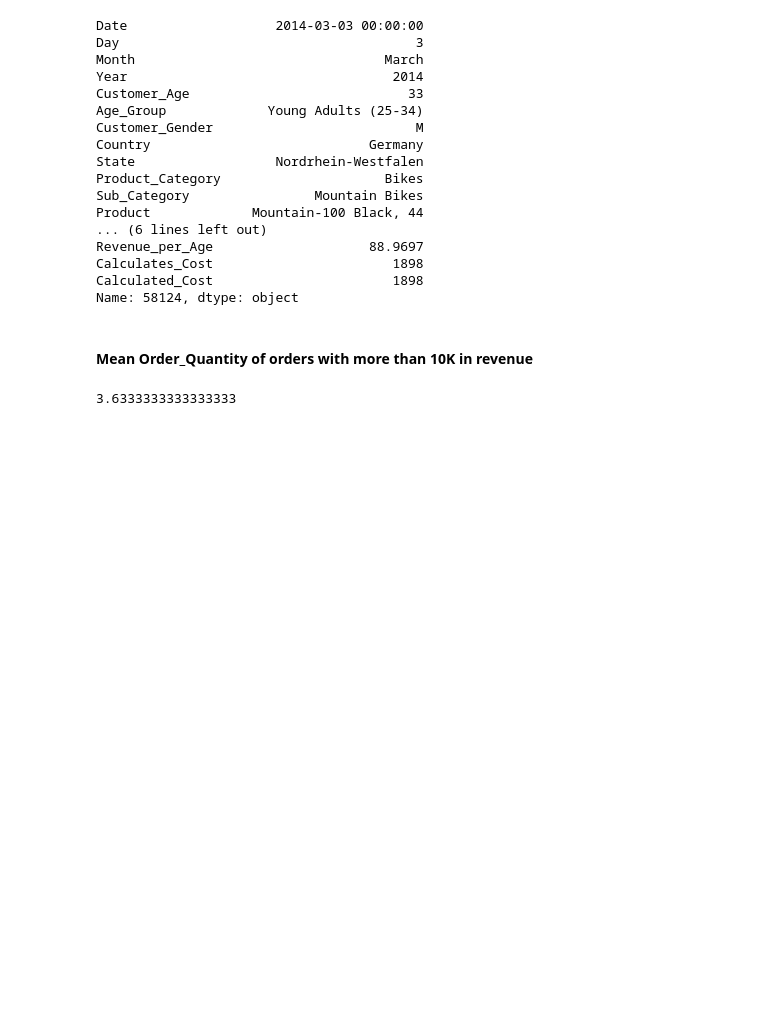
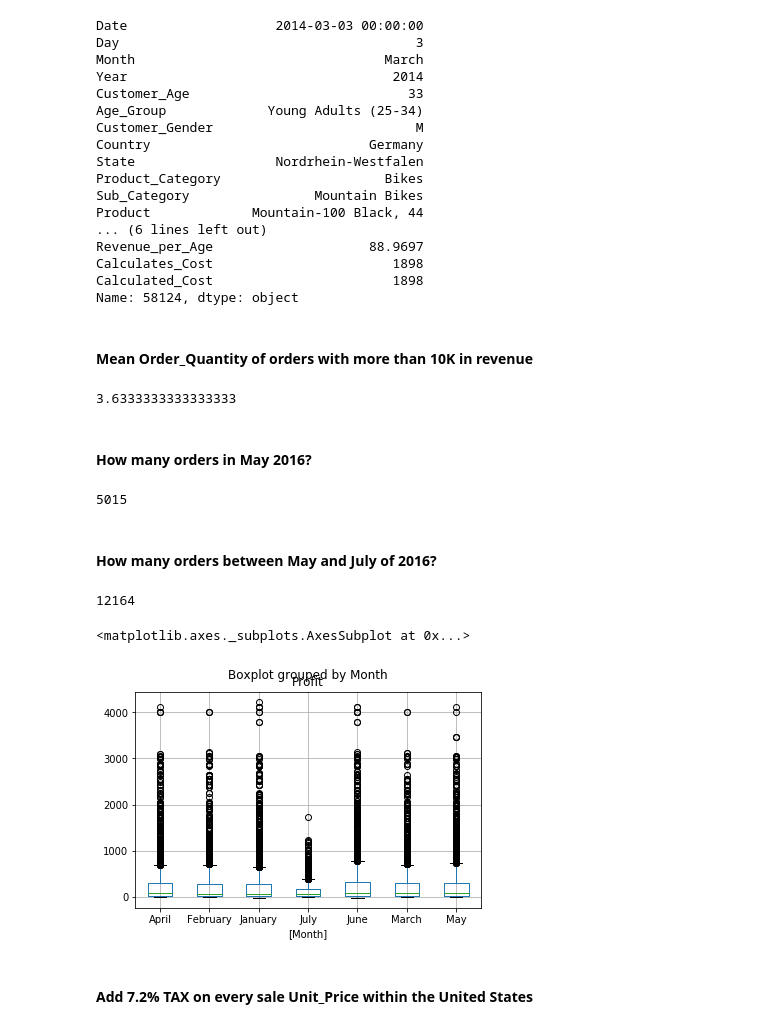
Before and after one commit to rebeccaceppas/data-analysis-course, a Jupyter notebook: Sections 1 and 2.ipynb, the cells around one changed output. Saved outputs shown, nothing was run; the diff lists cells and outputs as text; code cells hidden in the pictures; blank space fills up the shorter version.

```diff
--- a/Sections 1 and 2.ipynb
+++ b/Sections 1 and 2.ipynb
@@ -606,3 +606,26 @@ condition = sales['Revenue'] > 10000
 sales.loc[condition, 'Order_Quantity'].mean()
 # %% [output]
 3.6333333333333333
+# %% [markdown]
+#### How many orders in May 2016?
+# %%
+condition = (sales['Month']=='May') & (sales['Year']==2016)
+sales.loc[condition].shape[0]
+# %% [output]
+5015
+# %% [markdown]
+#### How many orders between May and July of 2016?
+# %%
+condition = (sales['Month'].isin(['May', 'June', 'July'])) & (sales['Year']==2016)
+
+sales.loc[condition].shape[0]
+# %% [output]
+12164
+# %%
+profit_2016 = sales.loc[sales['Year']==2016, ['Profit', 'Month']]
+profit_2016.boxplot(by='Month')
+# %% [output]
+<matplotlib.axes._subplots.AxesSubplot at 0x...>
+[figure, added]
+# %% [markdown]
+#### Add 7.2% TAX on every sale Unit_Price within the United States
```
Also changed, not shown: parts of 1 cell of this notebook.
